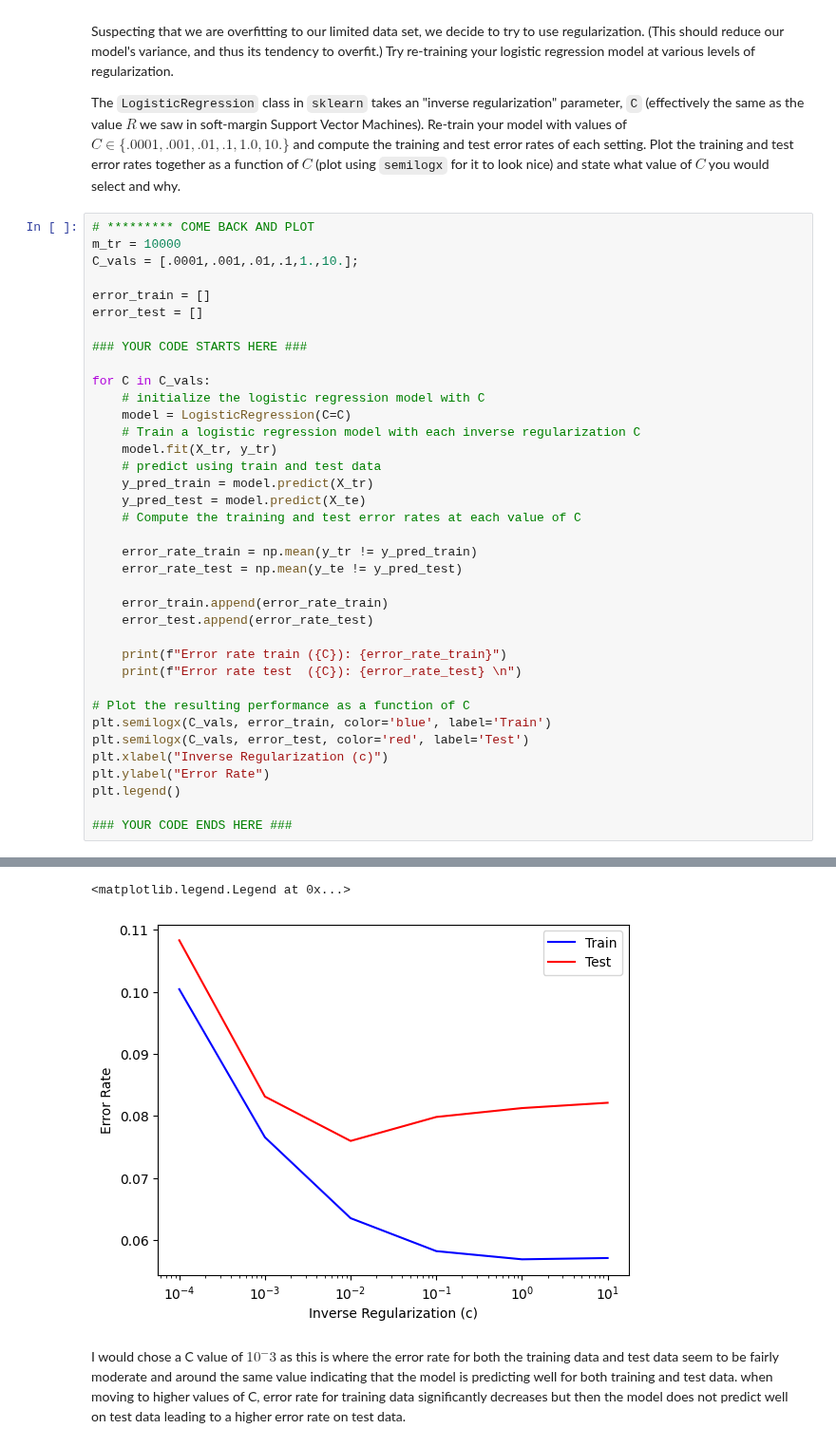
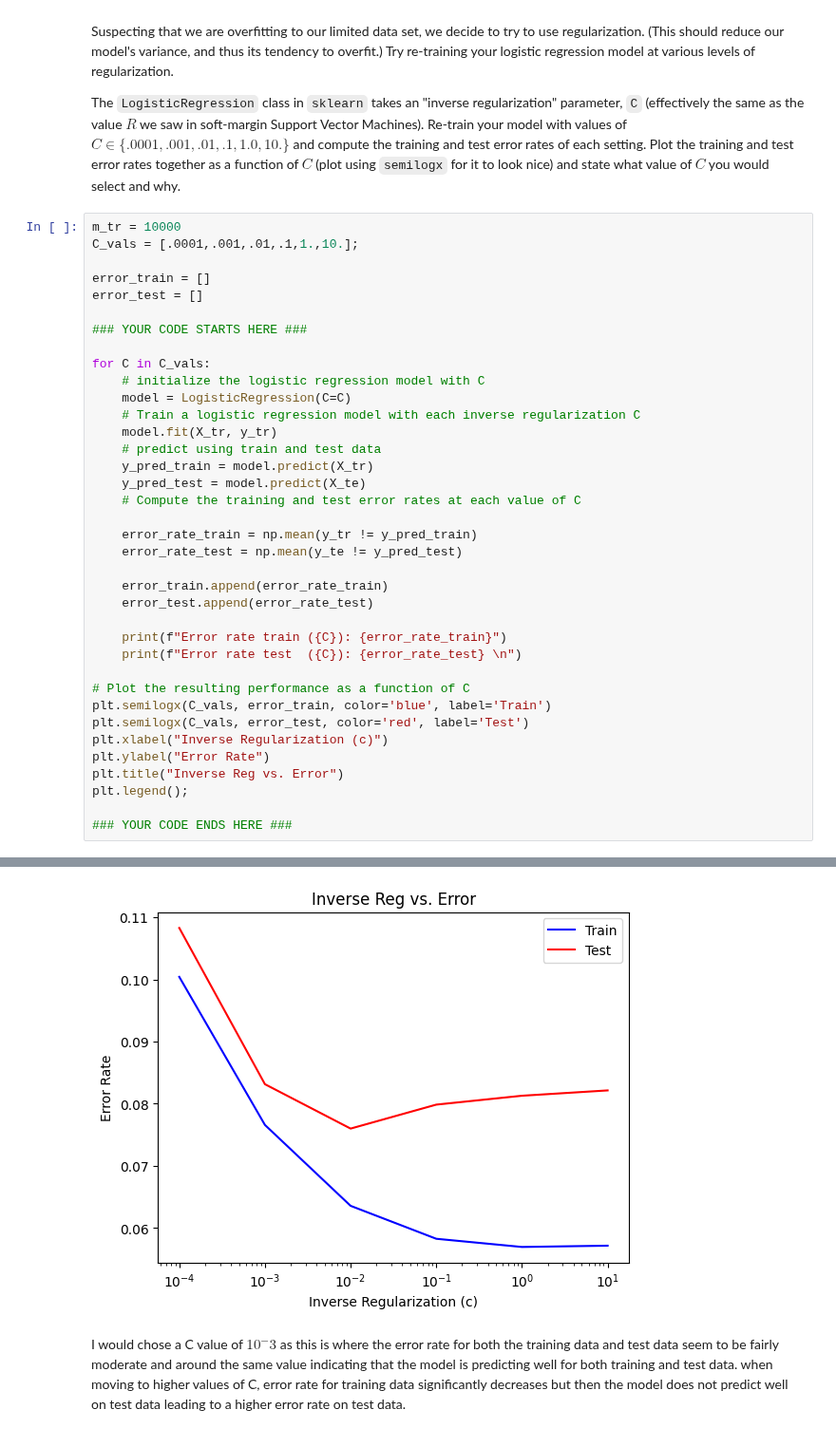
Before and after one commit to SarahAsad23/MachineLearning, a Jupyter notebook: HW3/cs273-hw3.ipynb, the cells around one changed output, grey strips where cells are left out. Shown at 95% size. Drawn from its saved outputs; the diff is of its cells as text.

```diff
--- a/HW3/cs273-hw3.ipynb
+++ b/HW3/cs273-hw3.ipynb
@@ -486,7 +495,6 @@ Suspecting that we are overfitting to our limited data set, we decide to try to
 
 The ``LogisticRegression`` class in ``sklearn`` takes an "inverse regularization" parameter, ``C`` (effectively the same as the value $R$ we saw in soft-margin Support Vector Machines).  Re-train your model with values of $C \in \{.0001, .001, .01, .1, 1.0, 10.\}$ and compute the training and test error rates of each setting.  Plot the training and test error rates together as a function of $C$ (plot using ``semilogx`` for it to look nice) and state what value of $C$ you would select and why.
 # %%
-# ********* COME BACK AND PLOT
 m_tr = 10000
 C_vals = [.0001,.001,.01,.1,1.,10.];
 
@@ -512,36 +520,36 @@ for C in C_vals:
     error_test.append(error_rate_test)
 
     print(f"Error rate train ({C}): {error_rate_train}")
     print(f"Error rate test  ({C}): {error_rate_test} \n")
 
 # Plot the resulting performance as a function of C
 plt.semilogx(C_vals, error_train, color='blue', label='Train')
 plt.semilogx(C_vals, error_test, color='red', label='Test')
 plt.xlabel("Inverse Regularization (c)")
 plt.ylabel("Error Rate")
-plt.legend()
+plt.title("Inverse Reg vs. Error")
+plt.legend();
 
 ### YOUR CODE ENDS HERE ###
 # %% [output]
 Error rate train (0.0001): 0.10041269841269841
 Error rate test  (0.0001): 0.10828571428571429
 
 Error rate train (0.001): 0.07658730158730159
 Error rate test  (0.001): 0.08314285714285714
 
 Error rate train (0.01): 0.06357142857142857
 Error rate test  (0.01): 0.076
 
 Error rate train (0.1): 0.05826984126984127
 Error rate test  (0.1): 0.07985714285714286
 
 Error rate train (1.0): 0.056952380952380956
 Error rate test  (1.0): 0.08128571428571428
 
 Error rate train (10.0): 0.05715873015873016
 Error rate test  (10.0): 0.08214285714285714
-<matplotlib.legend.Legend at 0x...>
-[figure, old version]
+[figure, new version]
 # %% [markdown]
 I would chose a C value of $10^-3$ as this is where the error rate for both the training data and test data seem to be fairly moderate and around the same value indicating that the model is predicting well for both training and test data. when moving to higher values of C, error rate for training data significantly decreases but then the model does not predict well on test data leading to a higher error rate on test data.
 # %% [markdown]
```
Also changed, not shown: parts of 6 cells of this notebook.
